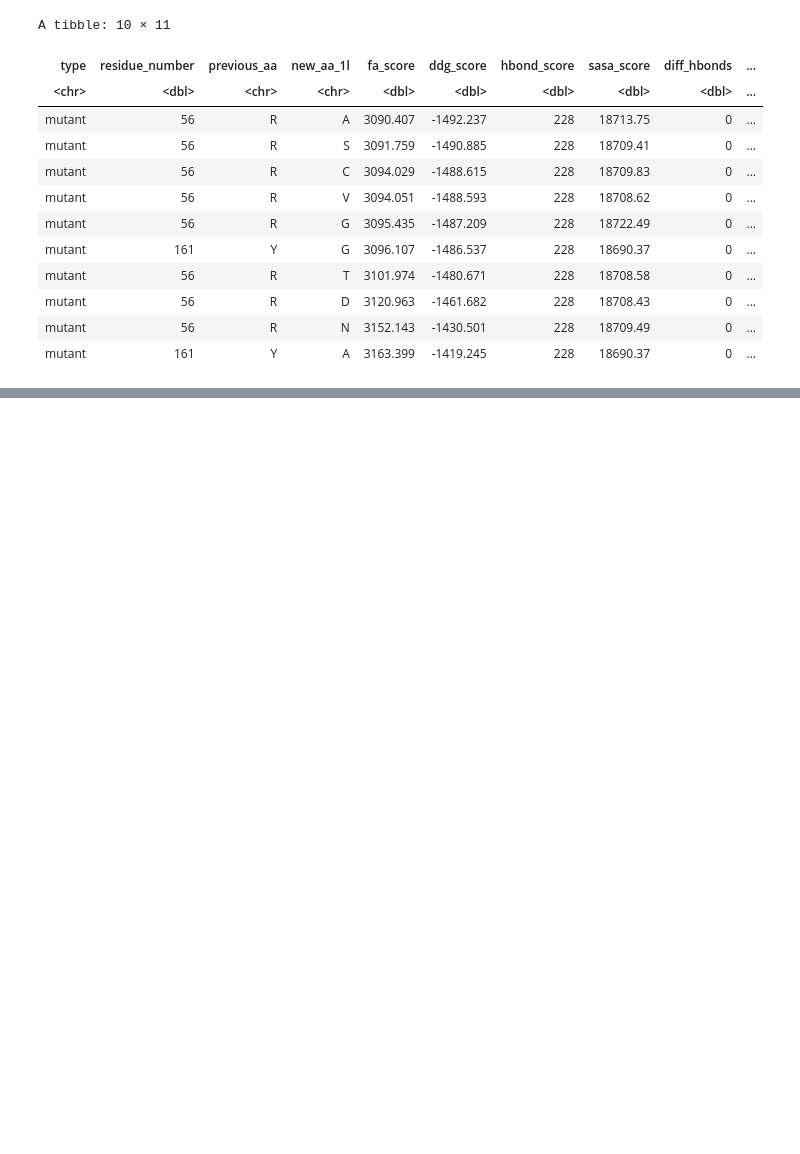
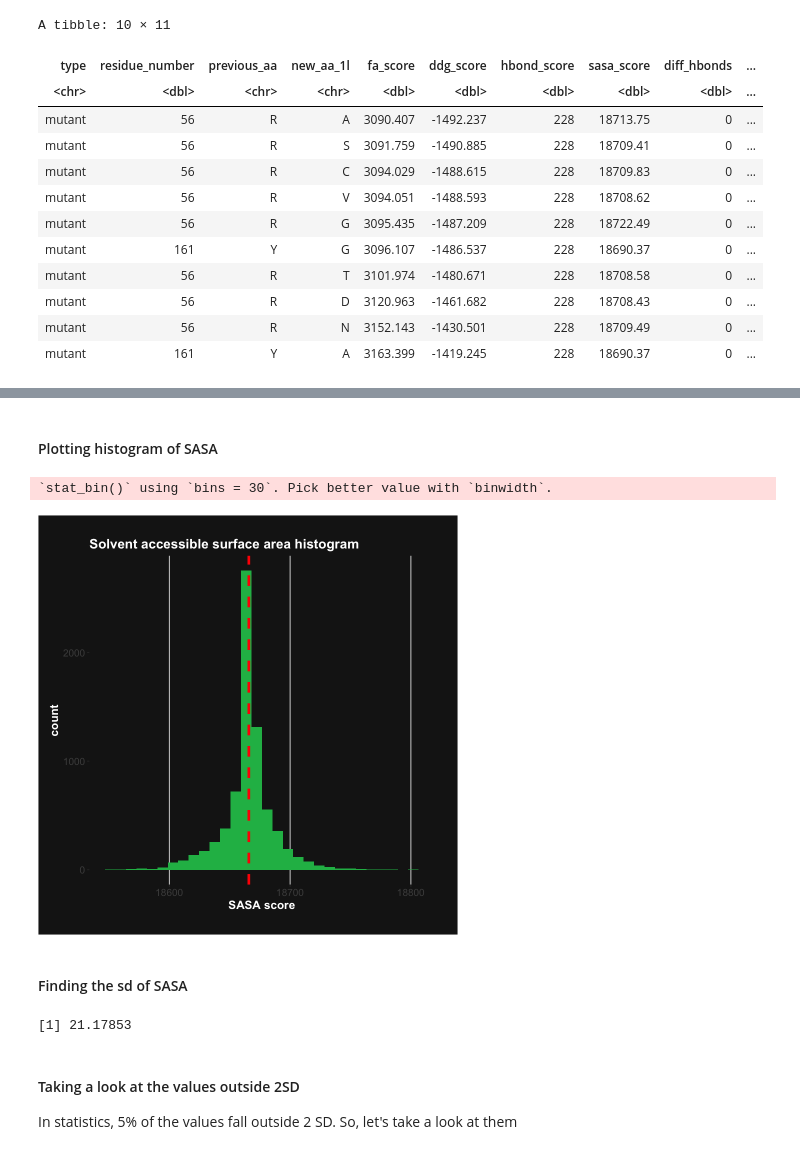
Before and after one commit to redradman/OneAAatATime, a Jupyter notebook: docked_analysis.ipynb, the cells around one changed output, grey strips where cells are left out. Saved outputs shown, nothing was run; the diff lists cells and outputs as text; code cells hidden in the pictures; blank space fills up the shorter version.

Commit message:
add the histogram for SASA in docked

```diff
--- a/docked_analysis.ipynb
+++ b/docked_analysis.ipynb
@@ -155,0 +185,32 @@ A tibble: 10 × 11
+# %% [markdown]
+#### Plotting histogram of SASA
+# %%
+wildtype_sasa <- (dock_short |> filter(type == "wild_type"))$sasa_score
+dock_short |> ggplot(aes(sasa_score)) +
+    geom_histogram(fill = "#1DB954") +
+    theme(plot.title = element_text(hjust = 0, size = 16, face = "bold", color = "white"),
+        axis.title = element_text(size = 14, face = "bold", color = "white"),
+        axis.text = element_text(size = 12),
+        plot.background = element_rect(fill = "#191919"),
+        panel.background = element_blank(),
+        panel.grid.major.y = element_blank(),
+        panel.grid.minor.y = element_blank(),
+        panel.grid.major.x = element_line(color = "gray90", size = 0.5),
+        panel.grid.minor.x = element_blank()) +
+  ggtitle("Solvent accessible surface area histogram") +
+  labs(x = "SASA score", y = "count") +
+  geom_vline(xintercept = wildtype_sasa, color = "red", size = 1.5, linetype = "dashed") +
+  theme(plot.margin = unit(c(1, 1, 1, 0.5), "cm"))
+# %% [output]
+`stat_bin()` using `bins = 30`. Pick better value with `binwidth`.
+[figure, added]
+# %% [markdown]
+#### Finding the sd of SASA
+# %%
+sd_sasa <- sd((dock_short |> filter(type == "mutant"))$sasa_score)
+sd_sasa
+# %% [output]
+[1] 21.17853
+# %% [markdown]
+#### Taking a look at the values outside 2SD
+In statistics, 5% of the values fall outside 2 SD. So, let's take a look at them
```
Also changed, not shown: parts of 5 cells of this notebook.
